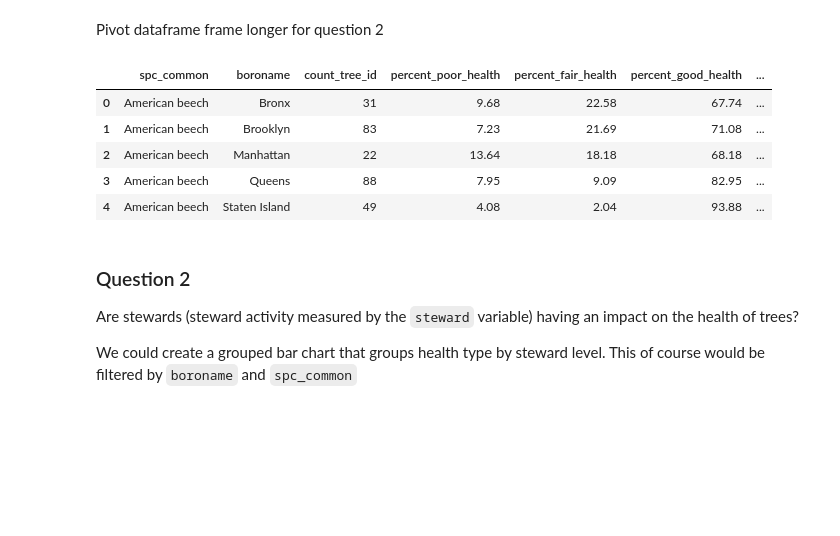
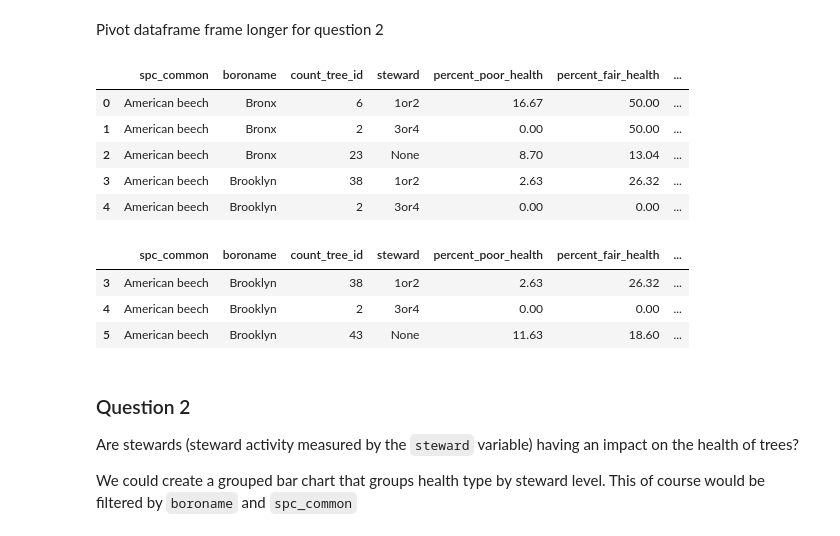
Before and after one commit to justinm0rgan/CUNY_DATA_608, a Jupyter notebook: module4/01_load_data_eda.ipynb, the cells around one changed output. Drawn from its saved outputs; the diff is of its cells as text; code cells hidden in the pictures; blank space fills up the shorter version.

Commit message:
downloaded new dataset for grouped

```diff
--- a/module4/01_load_data_eda.ipynb
+++ b/module4/01_load_data_eda.ipynb
@@ -163,17 +154,26 @@ species_options = [{'label': species, 'value': species} for species in species_l
 # %% [markdown]
 Pivot dataframe frame longer for question 2
-# %%
-soql_trees_melt=soql_trees.melt(
-       id_vars=['spc_common', 'boroname', 'count_tree_id', 'percent_poor_health',
-                'percent_fair_health','percent_good_health'],
-       value_vars=['one_two_stewards', 'three_four_stewards','four_or_more_stewards'],
-       var_name="steward", value_name="steward_count")
-
-soql_trees_melt.head()
-# %% [output]
-|  | spc_common | boroname | count_tree_id | percent_poor_health | percent_fair_health | percent_good_health | ... |
-| 0 | American beech | Bronx | 31 | 9.68 | 22.58 | 67.74 | ... |
-| 1 | American beech | Brooklyn | 83 | 7.23 | 21.69 | 71.08 | ... |
-| 2 | American beech | Manhattan | 22 | 13.64 | 18.18 | 68.18 | ... |
-| 3 | American beech | Queens | 88 | 7.95 | 9.09 | 82.95 | ... |
-| 4 | American beech | Staten Island | 49 | 4.08 | 2.04 | 93.88 | ... |
+# %%
+soql_url_2 = ('https://data.cityofnewyork.us/resource/nwxe-4ae8.json?' +\
+        '$select=coalesce(spc_common, "Unknown") as spc_common,boroname,count(tree_id),steward,\
+                round(100 * SUM(CASE WHEN health = "Poor" THEN 1 ELSE 0 END) / COUNT(tree_id),2) AS percent_poor_health,\
+                round(100 * SUM(CASE WHEN health = "Fair" THEN 1 ELSE 0 END) / COUNT(tree_id),2) AS percent_fair_health,\
+                round(100 * SUM(CASE WHEN health = "Good" THEN 1 ELSE 0 END) / COUNT(tree_id),2) AS percent_good_health' +\
+        '&$group=spc_common,boroname,steward').replace(' ', '%20')
+soql_trees_2= pd.read_json(soql_url_2)
+
+soql_trees_2.head()
+# %% [output]
+|  | spc_common | boroname | count_tree_id | steward | percent_poor_health | percent_fair_health | ... |
+| 0 | American beech | Bronx | 6 | 1or2 | 16.67 | 50.00 | ... |
+| 1 | American beech | Bronx | 2 | 3or4 | 0.00 | 50.00 | ... |
+| 2 | American beech | Bronx | 23 | None | 8.70 | 13.04 | ... |
+| 3 | American beech | Brooklyn | 38 | 1or2 | 2.63 | 26.32 | ... |
+| 4 | American beech | Brooklyn | 2 | 3or4 | 0.00 | 0.00 | ... |
+# %%
+soql_trees_2[(soql_trees_2['spc_common'] == "American beech") & (soql_trees_2['boroname'] == "Brooklyn")]
+# %% [output]
+|  | spc_common | boroname | count_tree_id | steward | percent_poor_health | percent_fair_health | ... |
+| 3 | American beech | Brooklyn | 38 | 1or2 | 2.63 | 26.32 | ... |
+| 4 | American beech | Brooklyn | 2 | 3or4 | 0.00 | 0.00 | ... |
+| 5 | American beech | Brooklyn | 43 | None | 11.63 | 18.60 | ... |
```
Also changed, not shown: parts of 6 cells of this notebook.
